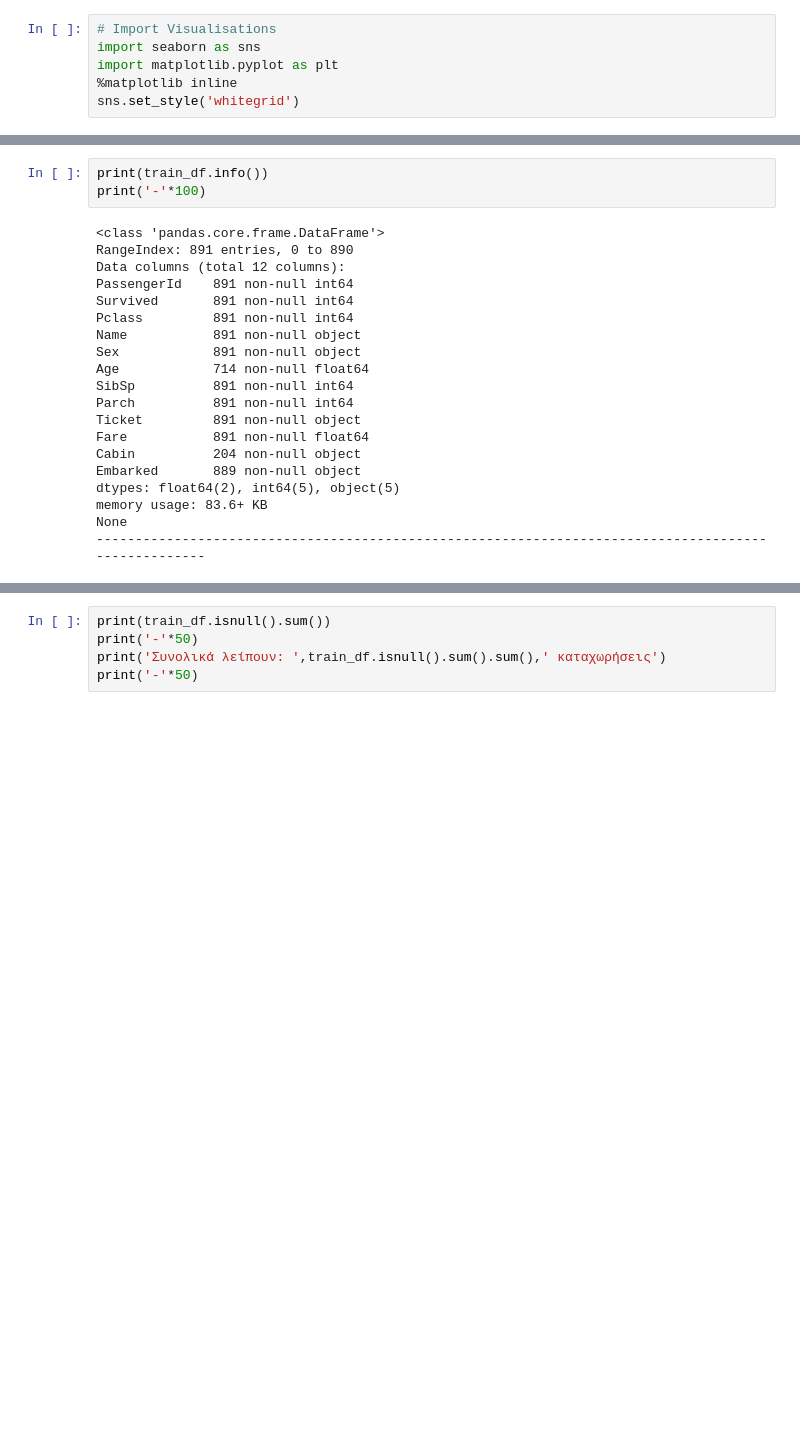
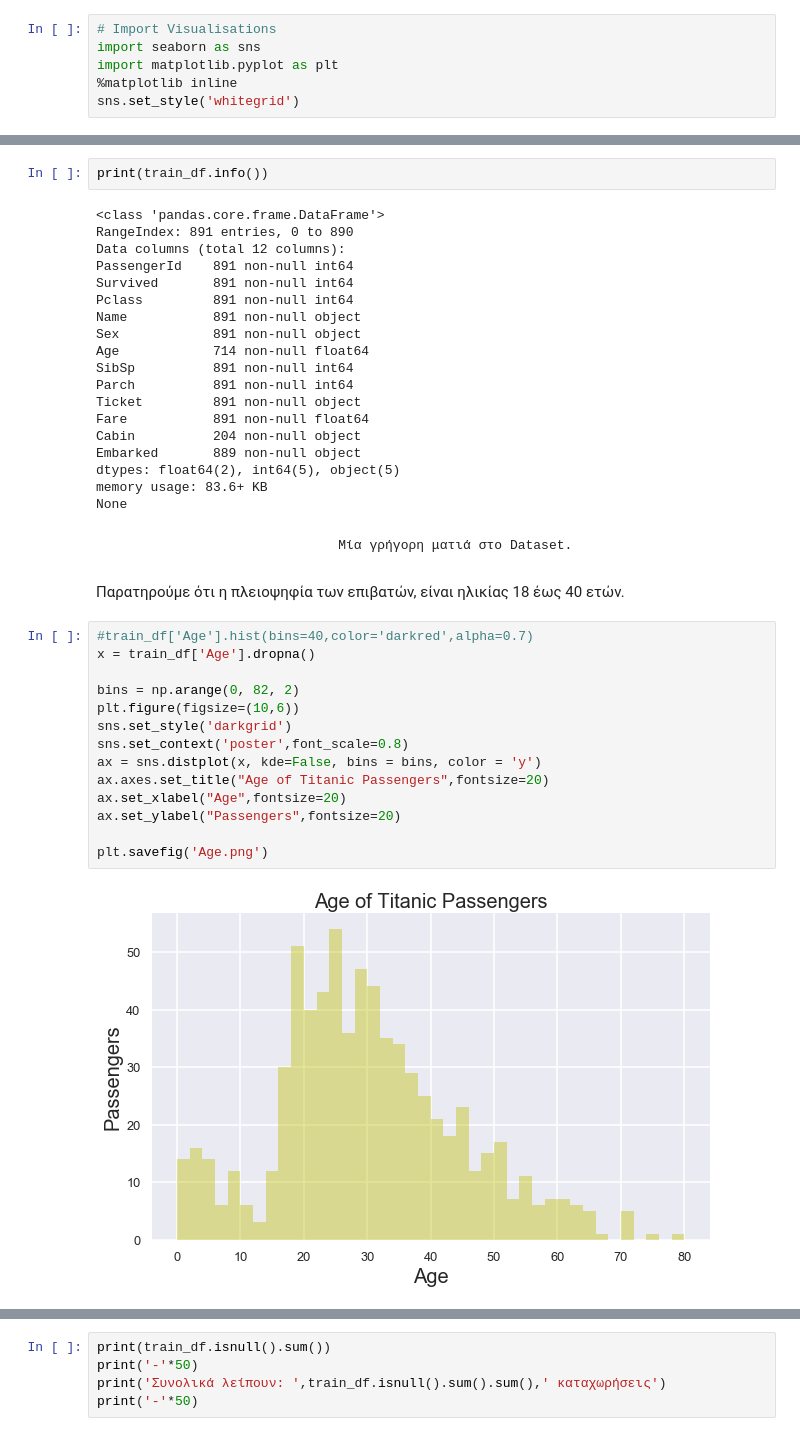
Before and after one commit to stefanosarta/titanic, a Jupyter notebook: titanic.ipynb, the cells around one changed output, grey strips where cells are left out. Saved outputs shown, nothing was run; the diff lists cells and outputs as text; blank space fills up the shorter version.

```diff
--- a/titanic.ipynb
+++ b/titanic.ipynb
@@ -37,6 +40,5 @@ train_df.head(3) # Εμφάνιση των 3 πρώτων γραμμών
 # %%
 print(train_df.info())
-print('-'*100)
 # %% [output]
 <class 'pandas.core.frame.DataFrame'>
 RangeIndex: 891 entries, 0 to 890
@@ -56,4 +58,23 @@ Embarked       889 non-null object
 dtypes: float64(2), int64(5), object(5)
 memory usage: 83.6+ KB
 None
-----------------------------------------------------------------------------------------------------
+# %% [markdown]
+                                 Μία γρήγορη ματιά στο Dataset.
+# %% [markdown]
+Παρατηρούμε ότι η πλειοψηφία των επιβατών, είναι ηλικίας 18 έως 40 ετών.
+# %%
+#train_df['Age'].hist(bins=40,color='darkred',alpha=0.7)
+x = train_df['Age'].dropna()
+
+bins = np.arange(0, 82, 2)
+plt.figure(figsize=(10,6))
+sns.set_style('darkgrid')
+sns.set_context('poster',font_scale=0.8)
+ax = sns.distplot(x, kde=False, bins = bins, color = 'y')
+ax.axes.set_title("Age of Titanic Passengers",fontsize=20)
+ax.set_xlabel("Age",fontsize=20)
+ax.set_ylabel("Passengers",fontsize=20)
+
+plt.savefig('Age.png')
+# %% [output]
+[figure, added]
```
Also changed, not shown: parts of 32 cells of this notebook.
